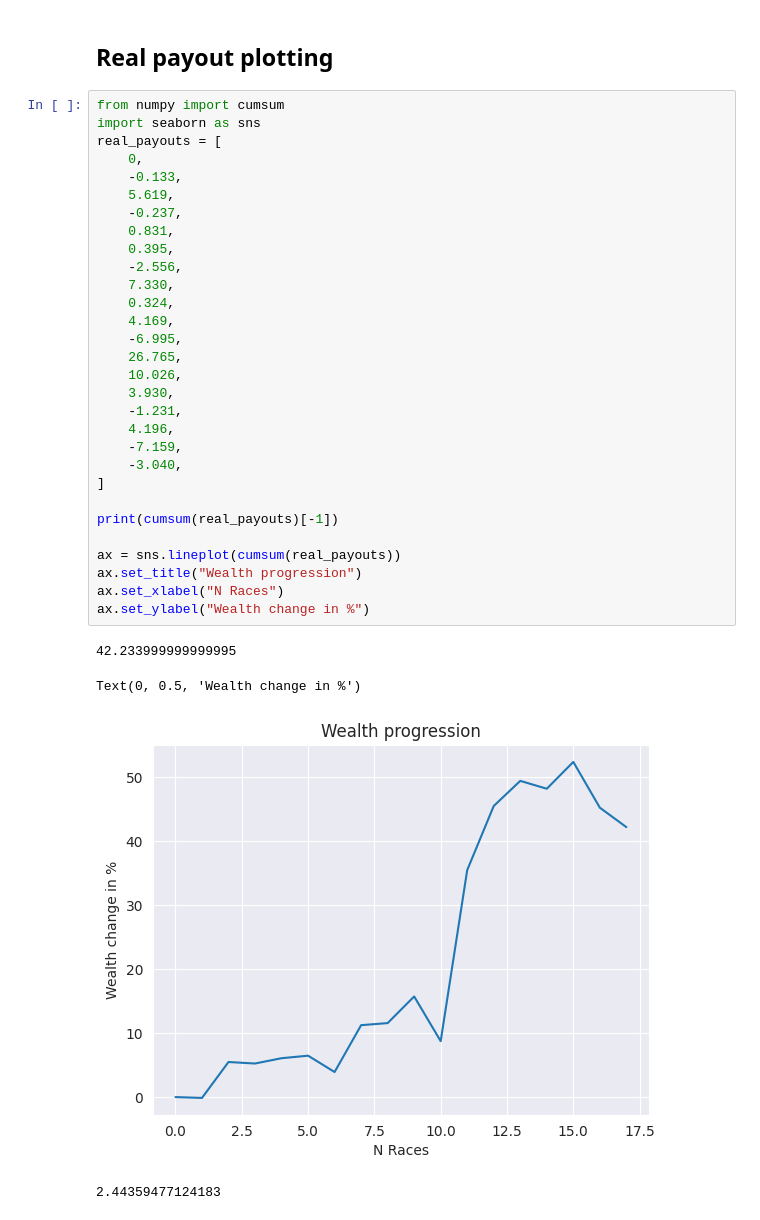
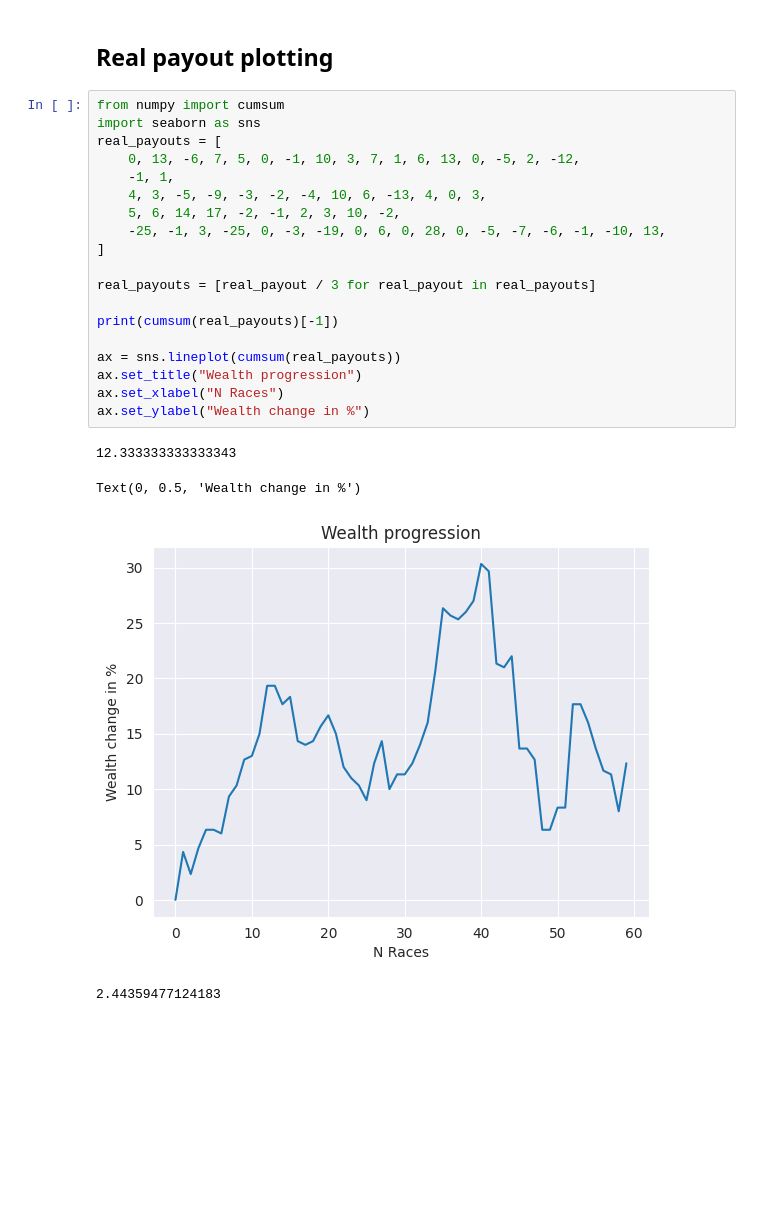
Before and after one commit to Dateb/WageringSystem, a Jupyter notebook: notebooks/Results Plotting.ipynb, the cells around one changed output. Drawn from its saved outputs; the diff is of its cells as text; blank space fills up the shorter version.

```diff
--- a/notebooks/Results Plotting.ipynb
+++ b/notebooks/Results Plotting.ipynb
@@ -111,37 +111,26 @@ Average winning odds: 2.066287726358149
 # %%
 from numpy import cumsum
 import seaborn as sns
 real_payouts = [
-    0,
-    -0.133,
-    5.619,
-    -0.237,
-    0.831,
-    0.395,
-    -2.556,
-    7.330,
-    0.324,
-    4.169,
-    -6.995,
-    26.765,
-    10.026,
-    3.930,
-    -1.231,
-    4.196,
-    -7.159,
-    -3.040,
+    0, 13, -6, 7, 5, 0, -1, 10, 3, 7, 1, 6, 13, 0, -5, 2, -12,
+    -1, 1,
+    4, 3, -5, -9, -3, -2, -4, 10, 6, -13, 4, 0, 3,
+    5, 6, 14, 17, -2, -1, 2, 3, 10, -2,
+    -25, -1, 3, -25, 0, -3, -19, 0, 6, 0, 28, 0, -5, -7, -6, -1, -10, 13,
 ]
+
+real_payouts = [real_payout / 3 for real_payout in real_payouts]
 
 print(cumsum(real_payouts)[-1])
 
 ax = sns.lineplot(cumsum(real_payouts))
 ax.set_title("Wealth progression")
 ax.set_xlabel("N Races")
 ax.set_ylabel("Wealth change in %")
 # %% [output]
-42.233999999999995
+12.333333333333343
 Text(0, 0.5, 'Wealth change in %')
-[figure, old version]
+[figure, new version]
 # %%
 # %% [output]
 2.44359477124183
```
Also changed, not shown: parts of 3 cells of this notebook, 10 other files.
